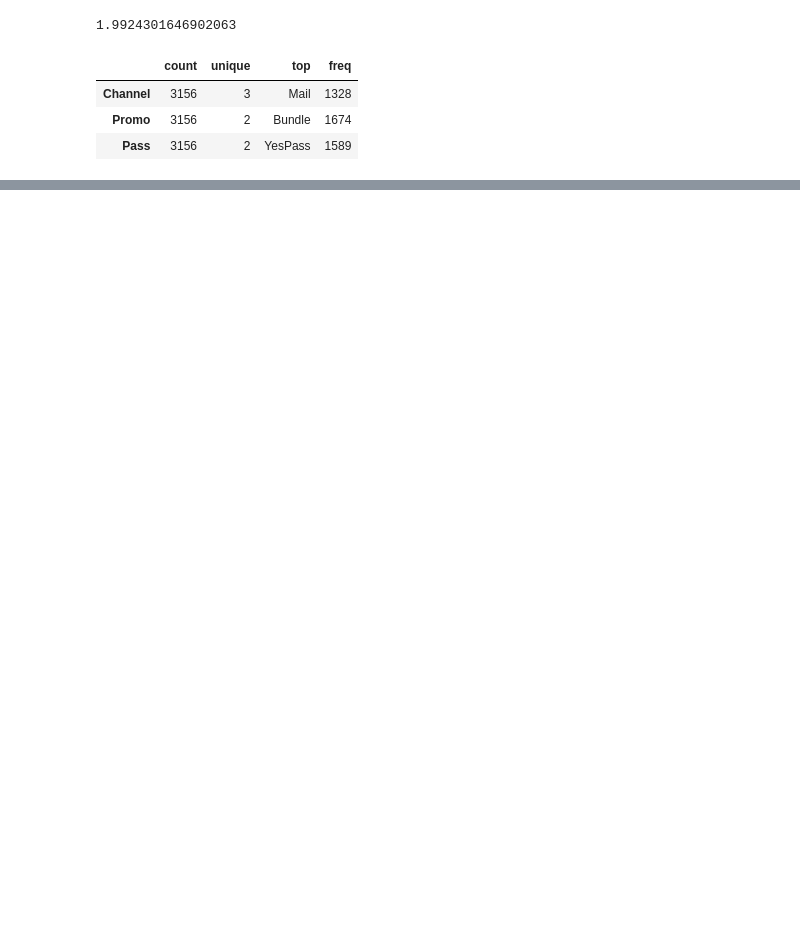
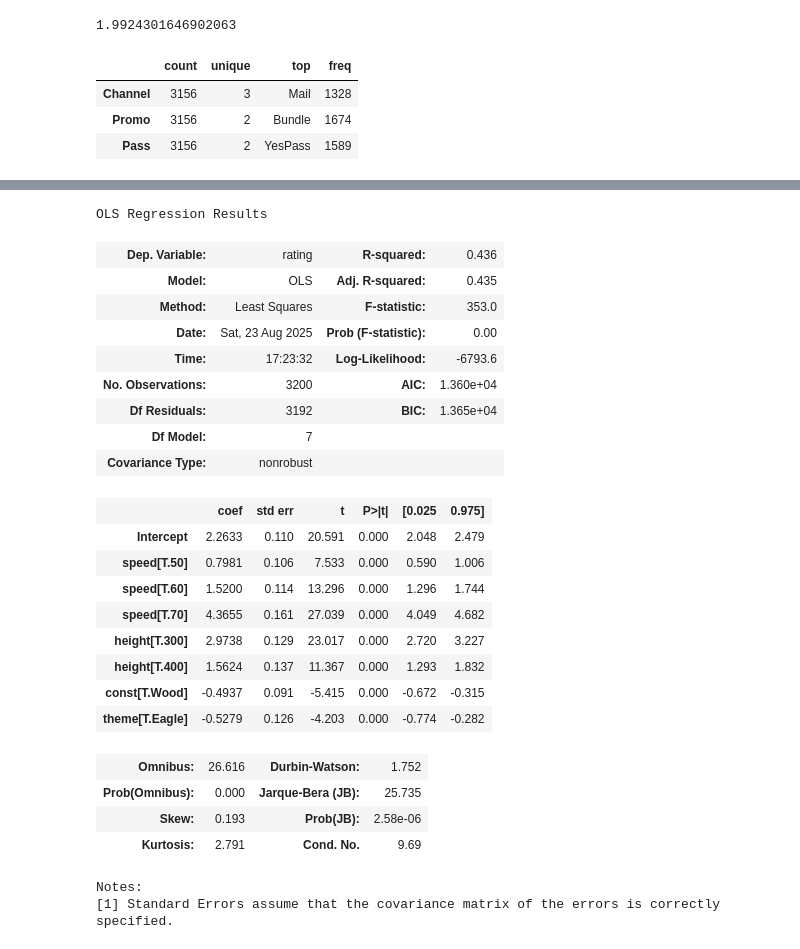
Before and after one commit to johnson80245/python, a Jupyter notebook: MRA Ch8.ipynb, the cells around one changed output, grey strips where cells are left out. Saved outputs shown, nothing was run; the diff lists cells and outputs as text; code cells hidden in the pictures; blank space fills up the shorter version.

```diff
--- a/MRA Ch8.ipynb
+++ b/MRA Ch8.ipynb
@@ -328,0 +575,39 @@ Generalized Linear Model Regression Results
+# %%
+#An Initial Linear Model
+
+#Describe the dataframe
+conjoint_df.describe(include = 'all').T
+
+#find averages of heights
+conjoint_df.groupby('height').rating.mean()
+
+#Could do that the whole way, or do a linear model
+ride_lm = smf.ols('rating ~ speed + height + const + theme',
+                  data = conjoint_df).fit()
+ride_lm.summary()
+# %% [output]
+OLS Regression Results
+| Dep. Variable: | rating | R-squared: | 0.436 |
+| Model: | OLS | Adj. R-squared: | 0.435 |
+| Method: | Least Squares | F-statistic: | 353.0 |
+| Date: | Sat, 23 Aug 2025 | Prob (F-statistic): | 0.00 |
+| Time: | 17:23:32 | Log-Likelihood: | -6793.6 |
+| No. Observations: | 3200 | AIC: | 1.360e+04 |
+| Df Residuals: | 3192 | BIC: | 1.365e+04 |
+| Df Model: | 7 |  |  |
+| Covariance Type: | nonrobust |  |  |
+|  | coef | std err | t | P>|t| | [0.025 | 0.975] |
+| Intercept | 2.2633 | 0.110 | 20.591 | 0.000 | 2.048 | 2.479 |
+| speed[T.50] | 0.7981 | 0.106 | 7.533 | 0.000 | 0.590 | 1.006 |
+| speed[T.60] | 1.5200 | 0.114 | 13.296 | 0.000 | 1.296 | 1.744 |
+| speed[T.70] | 4.3655 | 0.161 | 27.039 | 0.000 | 4.049 | 4.682 |
+| height[T.300] | 2.9738 | 0.129 | 23.017 | 0.000 | 2.720 | 3.227 |
+| height[T.400] | 1.5624 | 0.137 | 11.367 | 0.000 | 1.293 | 1.832 |
+| const[T.Wood] | -0.4937 | 0.091 | -5.415 | 0.000 | -0.672 | -0.315 |
+| theme[T.Eagle] | -0.5279 | 0.126 | -4.203 | 0.000 | -0.774 | -0.282 |
+| Omnibus: | 26.616 | Durbin-Watson: | 1.752 |
+| Prob(Omnibus): | 0.000 | Jarque-Bera (JB): | 25.735 |
+| Skew: | 0.193 | Prob(JB): | 2.58e-06 |
+| Kurtosis: | 2.791 | Cond. No. | 9.69 |
+Notes:
+[1] Standard Errors assume that the covariance matrix of the errors is correctly specified.
```
Also changed, not shown: parts of 5 cells of this notebook, 1 other file.
